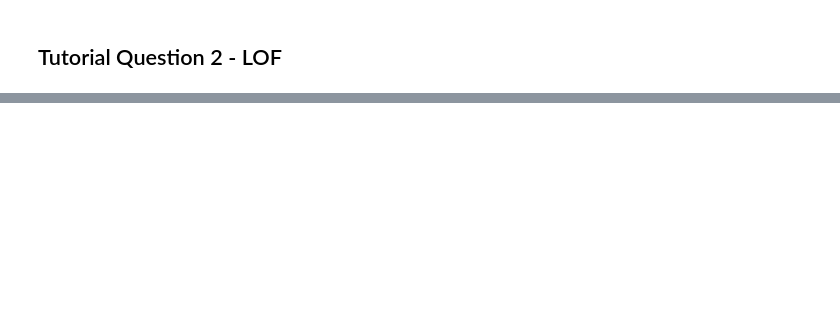
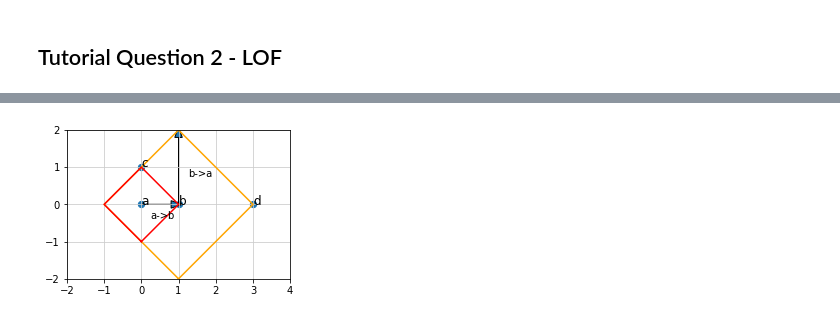
Before and after one commit to HangGao132/tutorial_762_2021, a Jupyter notebook: code/tutorial_11.ipynb, the cells around one changed output, grey strips where cells are left out. Saved outputs shown, nothing was run; the diff lists cells and outputs as text; code cells hidden in the pictures; blank space fills up the shorter version.

```diff
--- a/code/tutorial_11.ipynb
+++ b/code/tutorial_11.ipynb
@@ -85,0 +100,34 @@ print(clf.negative_outlier_factor_)
+# %%
+labels = ['a', 'b', 'c', 'd']
+dist_a_x = [0, -1, 0, 1, 0]
+dist_a_y = [-1, 0, 1, 0, -1]
+
+dist_b_x = [1, -1, 1, 3, 1]
+dist_b_y = [-2, 0, 2, 0, -2]
+
+plt.figure(figsize=(4, 4))
+plt.scatter(data[:, 0], data[:, 1], s=40)
+
+for i, lbl in enumerate(labels):
+    plt.annotate(
+        lbl,
+        (data[i, 0], data[i, 1]),
+        xycoords='data',
+        fontsize=12,
+    )
+
+plt.plot(dist_b_x, dist_b_y, c='orange')
+plt.plot(dist_a_x, dist_a_y, c='red')
+
+plt.arrow(0, 0, 0.8, 0, shape='full', head_width=0.2)
+plt.annotate('a->b', (0.25, -0.4))
+
+plt.arrow(1, 0, 0, 1.8, shape='full', head_width=0.2)
+plt.annotate('b->a', (1.25, 0.75))
+
+plt.axis([-2, 4, -2, 2], 'equal')
+plt.grid(color='0.8')
+plt.gca().set_aspect("equal")
+plt.savefig('../imgs/reachdist_ab.pdf', format='pdf', dpi=1200, bbox_inches='tight')
+# %% [output]
+[figure, added]
```
Also changed, not shown: parts of 4 cells of this notebook, 5 other files.
